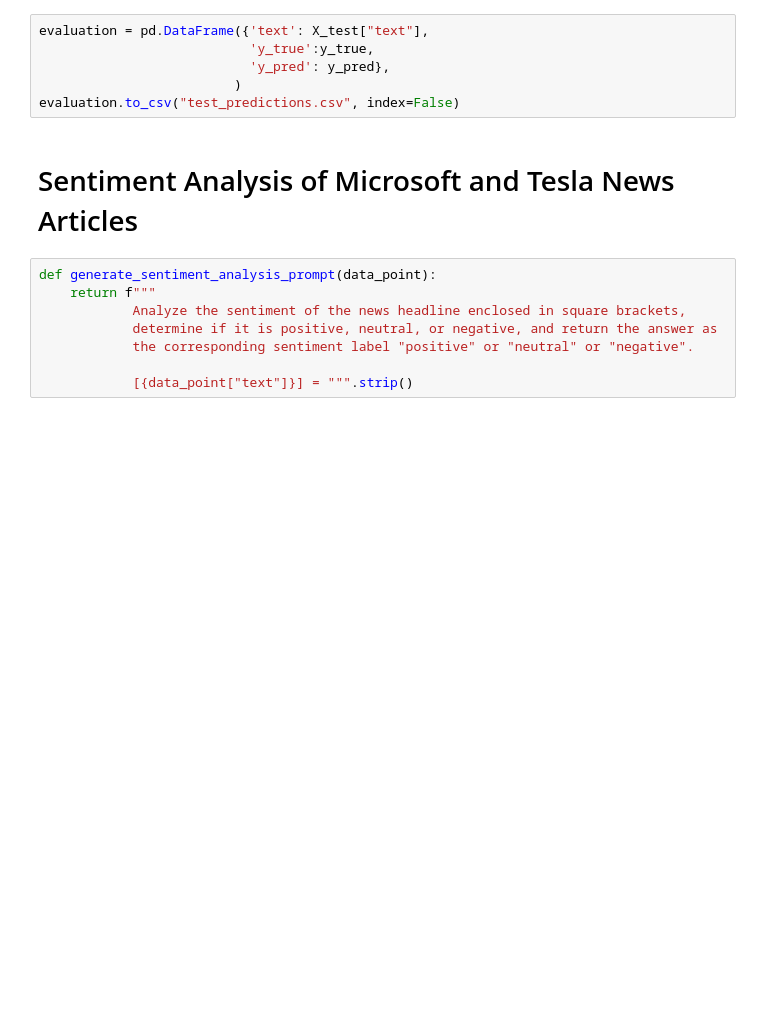
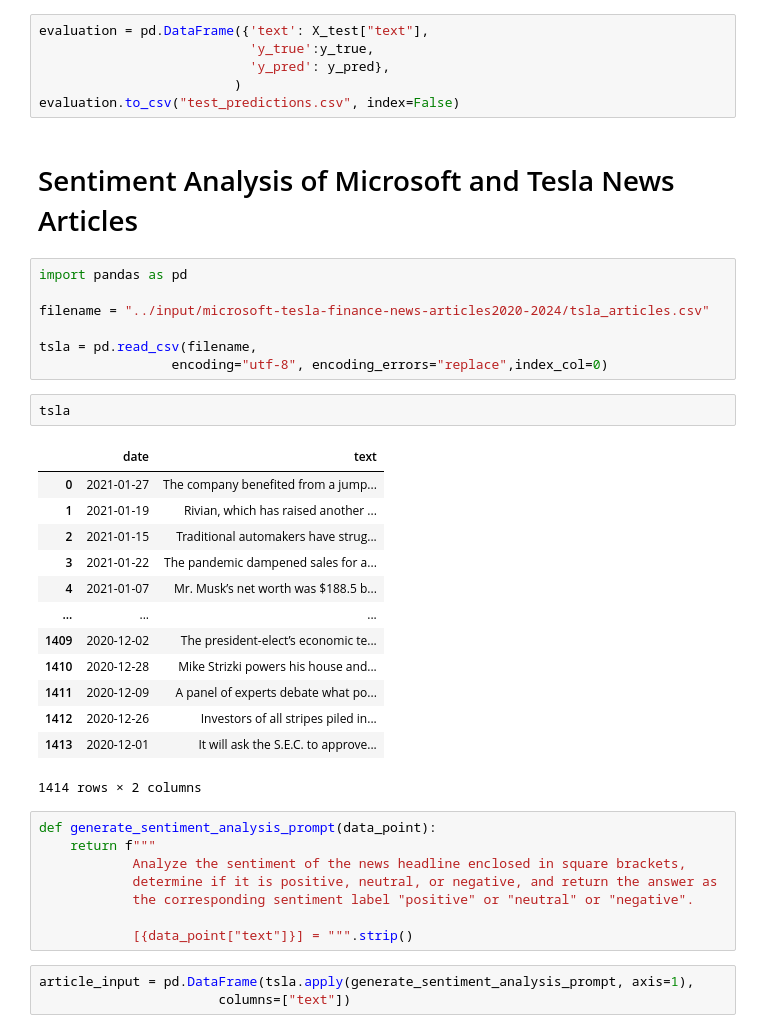
Before and after one commit to Journee-Kim/llama2_sentiment_analysis_stock_price_prediction, a Jupyter notebook: fine-tune-llama2-7b-with-peft-method.ipynb, the cells around one changed output. Saved outputs shown, nothing was run; the diff lists cells and outputs as text; blank space fills up the shorter version.

```diff
--- a/fine-tune-llama2-7b-with-peft-method.ipynb
+++ b/fine-tune-llama2-7b-with-peft-method.ipynb
@@ -489,6 +620,29 @@ evaluation = pd.DataFrame({'text': X_test["text"],
 evaluation.to_csv("test_predictions.csv", index=False)
 # %% [markdown]
 # Sentiment Analysis of Microsoft and Tesla News Articles
+# %%
+import pandas as pd
+
+filename = "../input/microsoft-tesla-finance-news-articles2020-2024/tsla_articles.csv"
+
+tsla = pd.read_csv(filename,
+                 encoding="utf-8", encoding_errors="replace",index_col=0)
+# %%
+tsla
+# %% [output]
+|  | date | text |
+| 0 | 2021-01-27 | The company benefited from a jump... |
+| 1 | 2021-01-19 | Rivian, which has raised another ... |
+| 2 | 2021-01-15 | Traditional automakers have strug... |
+| 3 | 2021-01-22 | The pandemic dampened sales for a... |
+| 4 | 2021-01-07 | Mr. Musk’s net worth was $188.5 b... |
+| ... | ... | ... |
+| 1409 | 2020-12-02 | The president-elect’s economic te... |
+| 1410 | 2020-12-28 | Mike Strizki powers his house and... |
+| 1411 | 2020-12-09 | A panel of experts debate what po... |
+| 1412 | 2020-12-26 | Investors of all stripes piled in... |
+| 1413 | 2020-12-01 | It will ask the S.E.C. to approve... |
+1414 rows × 2 columns
 # %%
 def generate_sentiment_analysis_prompt(data_point):
     return f"""
@@ -497,3 +651,6 @@ def generate_sentiment_analysis_prompt(data_point):
             the corresponding sentiment label "positive" or "neutral" or "negative".
 
             [{data_point["text"]}] = """.strip()
+# %%
+article_input = pd.DataFrame(tsla.apply(generate_sentiment_analysis_prompt, axis=1),
+                       columns=["text"])
```
Also changed, not shown: parts of 26 cells of this notebook.
